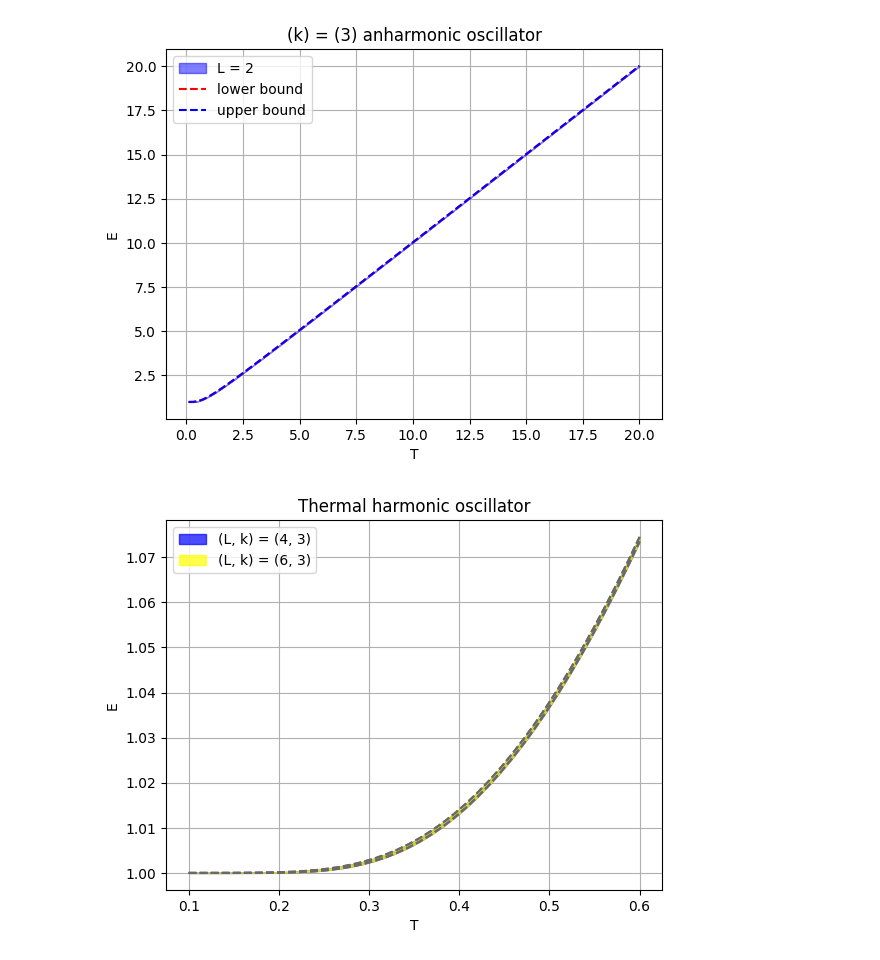
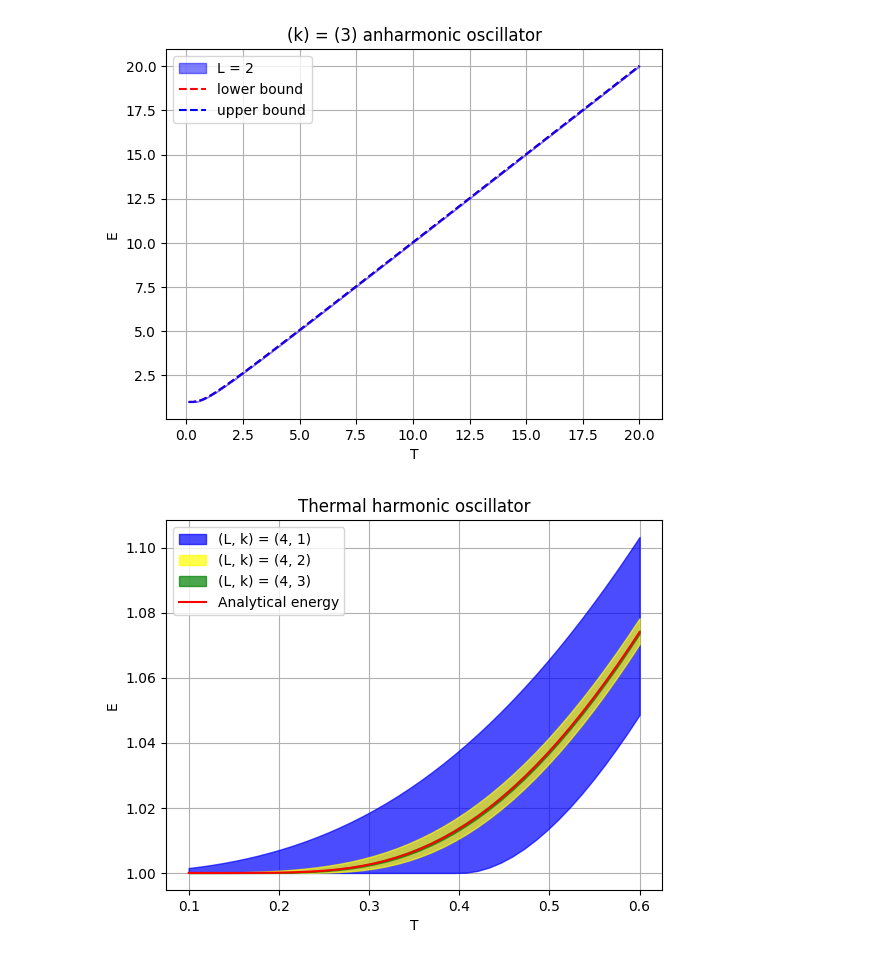
Before and after one commit to Newtech66/mtp-matrix-bootstrap, a Jupyter notebook: thermal-bootstrap.ipynb, the cells around one changed output. Drawn from its saved outputs; the diff is of its cells as text; code cells hidden in the pictures.

```diff
--- a/thermal-bootstrap.ipynb
+++ b/thermal-bootstrap.ipynb
@@ -181,8 +181,8 @@ def convergence_plot_create_plot(Lk_pairs, betas, mindata, maxdata, colors, titl
     ax.set_title(title)
     for Lk, mins, maxs, color in zip(Lk_pairs, mindata, maxdata, colors):
         ax.fill_between(1/betas, mins, maxs, alpha = 0.7, color=color, label=f'(L, k) = {Lk}')
-        ax.plot(1/betas, mins,c ='dimgrey',linestyle='--')
-        ax.plot(1/betas, maxs,c ='dimgrey',linestyle='--')
+        # ax.plot(1/betas, mins,c ='dimgrey',linestyle='--')
+        # ax.plot(1/betas, maxs,c ='dimgrey',linestyle='--')
         ax.set_xlabel('T')
         ax.set_ylabel('E')
     ax.set_axisbelow(True)
@@ -333,7 +333,7 @@ plt.show()
 # %% [output]
 [figure]
 # %%
-Lk_pairs = [(4, 3), (6, 3)]
+Lk_pairs = [(4, 1), (4, 2), (4, 3)]
 hamil = [(1, 'pp'), (1, 'xx')]
 problem_data = convergence_plot_create_problems(Lk_pairs, hamil)
 # %%
@@ -342,6 +342,9 @@ mindata, maxdata = convergence_plot_create_data(problem_data, betas)
 # %%
 colors = ['blue', 'yellow', 'green']
 fig, ax = convergence_plot_create_plot(Lk_pairs, betas, mindata, maxdata, colors, 'Thermal harmonic oscillator')
+ax.plot(1/betas, 1/np.tanh(betas),c='red',label='Analytical energy')
+plt.legend()
+plt.savefig('thermal_harmonic.png',bbox_inches='tight')
 plt.show()
 # %% [output]
-[figure, old version]
+[figure, new version]
```
Also changed, not shown: 45 other files.
